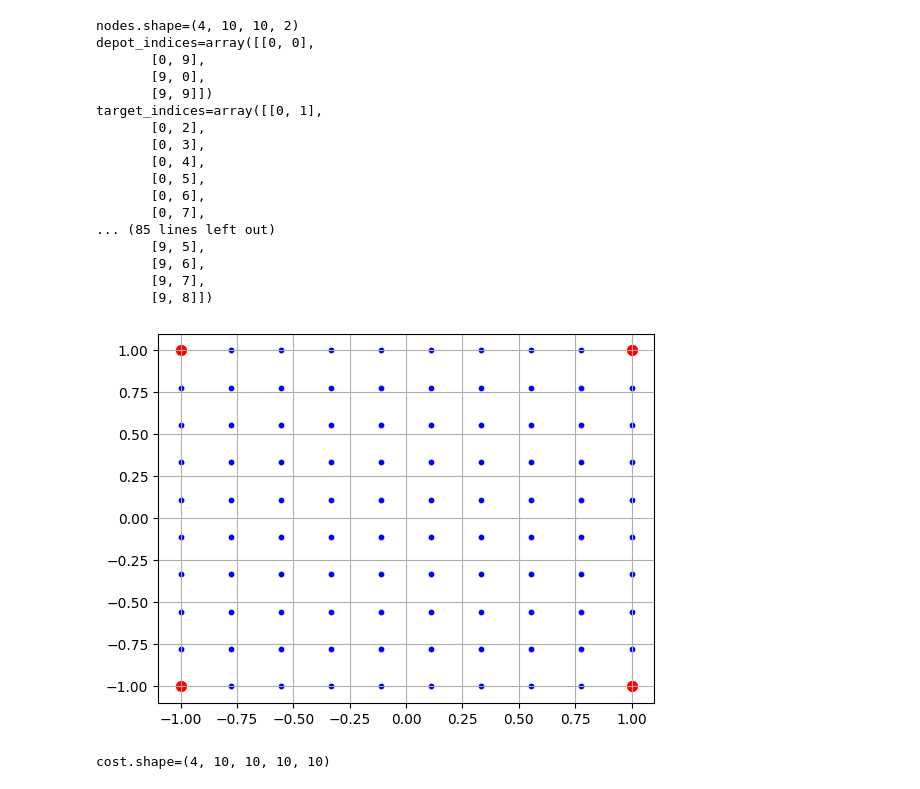
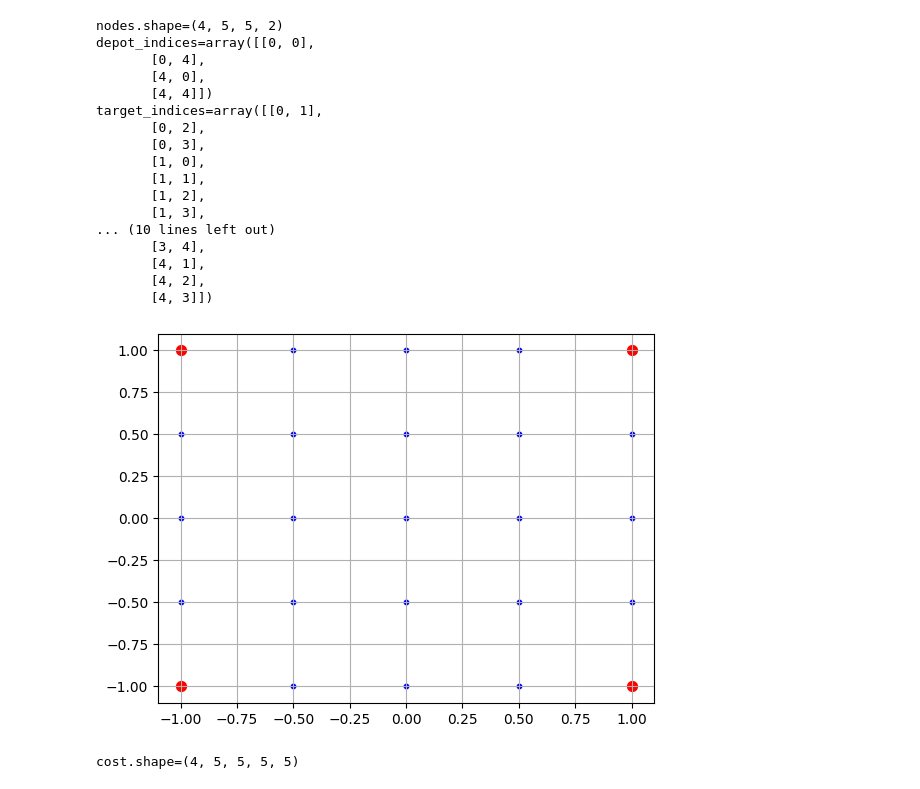
Before and after one commit to nestlab-bae-mqp-2024/mrpcp-solvers, a Jupyter notebook: jupyter/2015_mrpcp/2015_mrpcp_yasars_attempt.ipynb, the cells around one changed output. Cells and saved outputs as stored; diff of their text form; code cells hidden in the pictures.

```diff
--- a/jupyter/2015_mrpcp/2015_mrpcp_yasars_attempt.ipynb
+++ b/jupyter/2015_mrpcp/2015_mrpcp_yasars_attempt.ipynb
@@ -8,7 +8,7 @@ k = 4
 # Chose recharging proportionality constant
 q_k = 0.1  # This means that each robot will need to charge for 10 minutes for every 100 minutes travelled
 # Chose the number of nodes in an axis
-n = 10
+n = 5
 # Create a uniform (n, n, 2) numpy grid for MAXIMUM SPEED
 nodes = np.mgrid[-1:1:n * 1j, -1.:1:n * 1j]
 nodes = nodes.reshape(nodes.shape + (1,))
@@ -27,47 +27,47 @@ print(f"{nodes.shape=}")
 depot_indices = np.array([[0, 0], [0, n-1], [n-1, 0], [n-1,n-1]])
 print(f"{depot_indices=}")
 target_indices = []
 for i in range(n):
     for j in range(n):
         is_depot = False
         for depot in depot_indices:
             if i == depot[0] and j == depot[1]:
                 is_depot = True
                 continue
         if not is_depot:
             target_indices.append([i,j])
 target_indices = np.array(target_indices)
 print(f"{target_indices=}")
 
 # Chose starting depot node
 B_k = depot_indices
 # print(f"{B_k=}")
 
 # Graphical sanity check
 plt.figure()
 plt.scatter(nodes[0,:,:,0], nodes[0,:,:,1], c='blue', s=10)
 plt.scatter(nodes[0,depot_indices[:,0],depot_indices[:,1],0], nodes[0,depot_indices[:,0],depot_indices[:,1], 1], c='red', s=50)
 plt.grid()
 plt.show()
 # %% [output]
-nodes.shape=(4, 10, 10, 2)
+nodes.shape=(4, 5, 5, 2)
 depot_indices=array([[0, 0],
-       [0, 9],
-       [9, 0],
-       [9, 9]])
+       [0, 4],
+       [4, 0],
+       [4, 4]])
 target_indices=array([[0, 1],
        [0, 2],
        [0, 3],
-       [0, 4],
-       [0, 5],
-       [0, 6],
-       [0, 7],
-... (85 lines left out)
-       [9, 5],
-       [9, 6],
-       [9, 7],
-       [9, 8]])
+       [1, 0],
+       [1, 1],
+       [1, 2],
+       [1, 3],
+... (10 lines left out)
+       [3, 4],
+       [4, 1],
+       [4, 2],
+       [4, 3]])
-[figure, old version]
+[figure, new version]
 # %%
 import itertools
 
@@ -80,7 +80,7 @@ cost = cost.reshape((1,) + cost.shape)
 cost = np.concatenate([cost for _ in range(k)], axis=0)
 print(f"{cost.shape=}")
 # %% [output]
-cost.shape=(4, 10, 10, 10, 10)
+cost.shape=(4, 5, 5, 5, 5)
 # %%
 import gurobipy as gp
 from gurobipy import GRB
```
Also changed, not shown: parts of 9 cells of this notebook.
